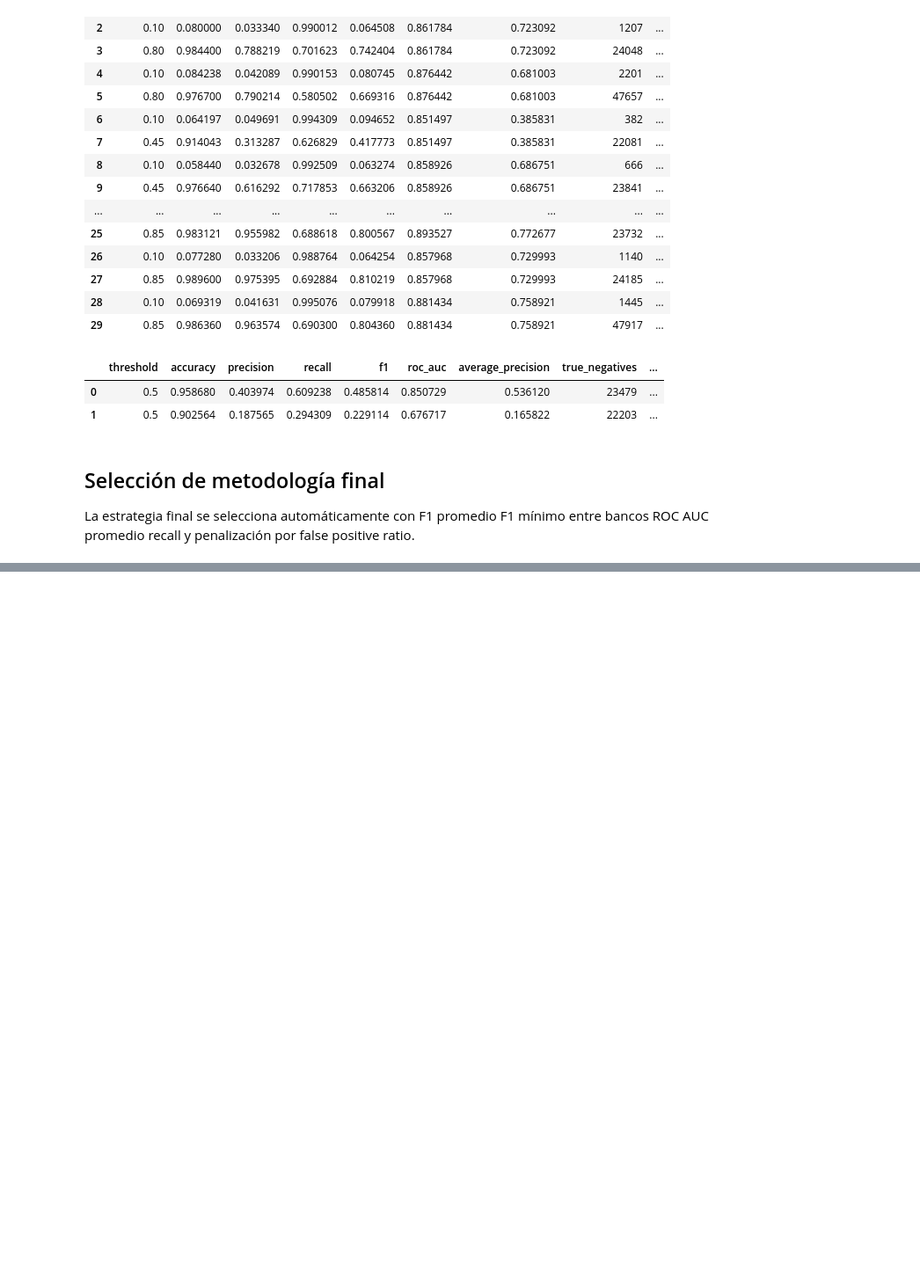
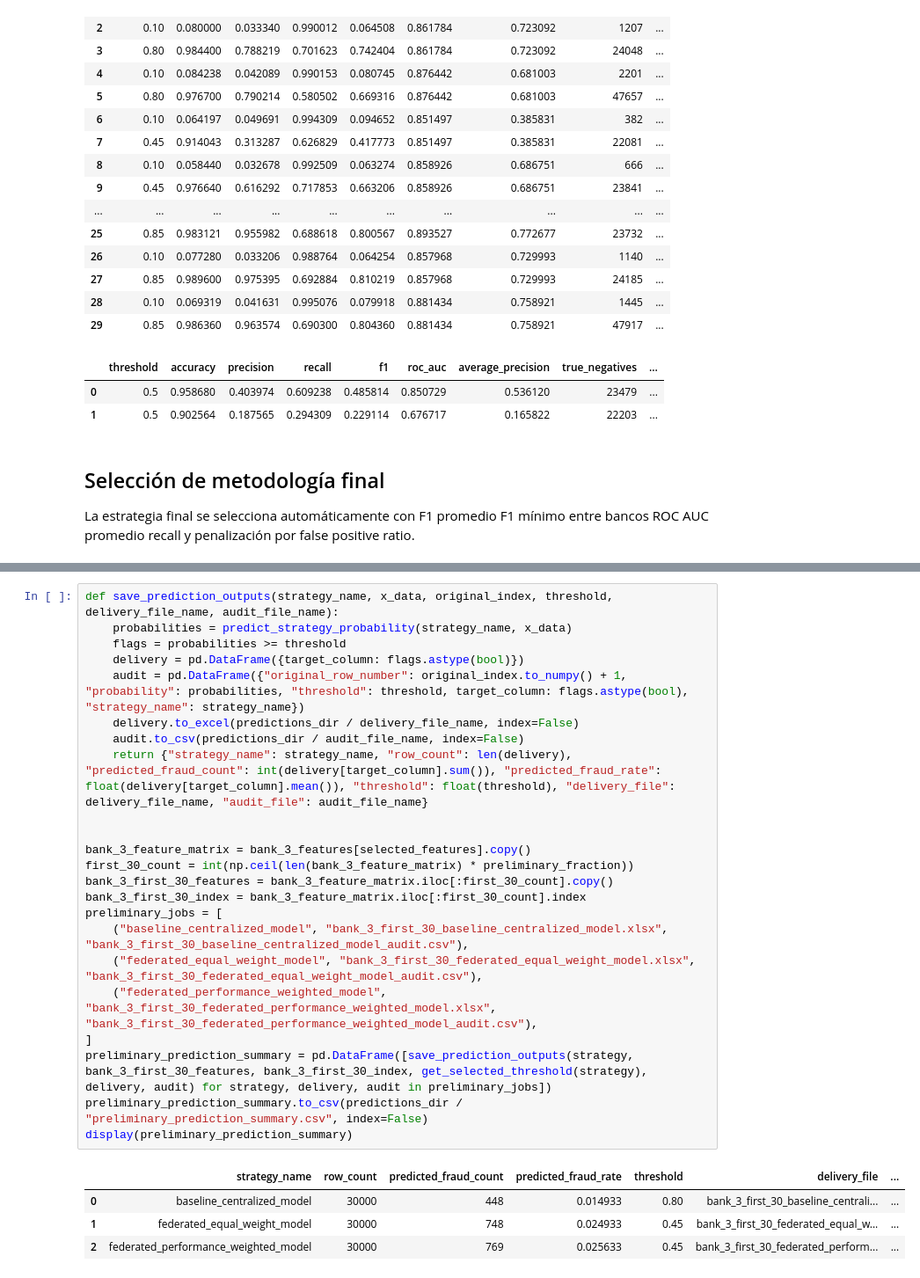
Before and after one commit to mar22266/Proyecto-DataSience-PlusTI, a Jupyter notebook: ObjetivoB.ipynb, the cells around one changed output, grey strips where cells are left out. Shown at 88% size. Saved outputs shown, nothing was run; the diff lists cells and outputs as text; blank space fills up the shorter version.

```diff
--- a/ObjetivoB.ipynb
+++ b/ObjetivoB.ipynb
@@ -945,0 +945,28 @@ Selected strategy: central_hist_gradient_boosting_model
+# %%
+def save_prediction_outputs(strategy_name, x_data, original_index, threshold, delivery_file_name, audit_file_name):
+    probabilities = predict_strategy_probability(strategy_name, x_data)
+    flags = probabilities >= threshold
+    delivery = pd.DataFrame({target_column: flags.astype(bool)})
+    audit = pd.DataFrame({"original_row_number": original_index.to_numpy() + 1, "probability": probabilities, "threshold": threshold, target_column: flags.astype(bool), "strategy_name": strategy_name})
+    delivery.to_excel(predictions_dir / delivery_file_name, index=False)
+    audit.to_csv(predictions_dir / audit_file_name, index=False)
+    return {"strategy_name": strategy_name, "row_count": len(delivery), "predicted_fraud_count": int(delivery[target_column].sum()), "predicted_fraud_rate": float(delivery[target_column].mean()), "threshold": float(threshold), "delivery_file": delivery_file_name, "audit_file": audit_file_name}
+
+
+bank_3_feature_matrix = bank_3_features[selected_features].copy()
+first_30_count = int(np.ceil(len(bank_3_feature_matrix) * preliminary_fraction))
+bank_3_first_30_features = bank_3_feature_matrix.iloc[:first_30_count].copy()
+bank_3_first_30_index = bank_3_feature_matrix.iloc[:first_30_count].index
+preliminary_jobs = [
+    ("baseline_centralized_model", "bank_3_first_30_baseline_centralized_model.xlsx", "bank_3_first_30_baseline_centralized_model_audit.csv"),
+    ("federated_equal_weight_model", "bank_3_first_30_federated_equal_weight_model.xlsx", "bank_3_first_30_federated_equal_weight_model_audit.csv"),
+    ("federated_performance_weighted_model", "bank_3_first_30_federated_performance_weighted_model.xlsx", "bank_3_first_30_federated_performance_weighted_model_audit.csv"),
+]
+preliminary_prediction_summary = pd.DataFrame([save_prediction_outputs(strategy, bank_3_first_30_features, bank_3_first_30_index, get_selected_threshold(strategy), delivery, audit) for strategy, delivery, audit in preliminary_jobs])
+preliminary_prediction_summary.to_csv(predictions_dir / "preliminary_prediction_summary.csv", index=False)
+display(preliminary_prediction_summary)
+# %% [output]
+|  | strategy_name | row_count | predicted_fraud_count | predicted_fraud_rate | threshold | delivery_file | ... |
+| 0 | baseline_centralized_model | 30000 | 448 | 0.014933 | 0.80 | bank_3_first_30_baseline_centrali... | ... |
+| 1 | federated_equal_weight_model | 30000 | 748 | 0.024933 | 0.45 | bank_3_first_30_federated_equal_w... | ... |
+| 2 | federated_performance_weighted_model | 30000 | 769 | 0.025633 | 0.45 | bank_3_first_30_federated_perform... | ... |
```
Also changed, not shown: parts of 7 cells of this notebook, 17 other files.
